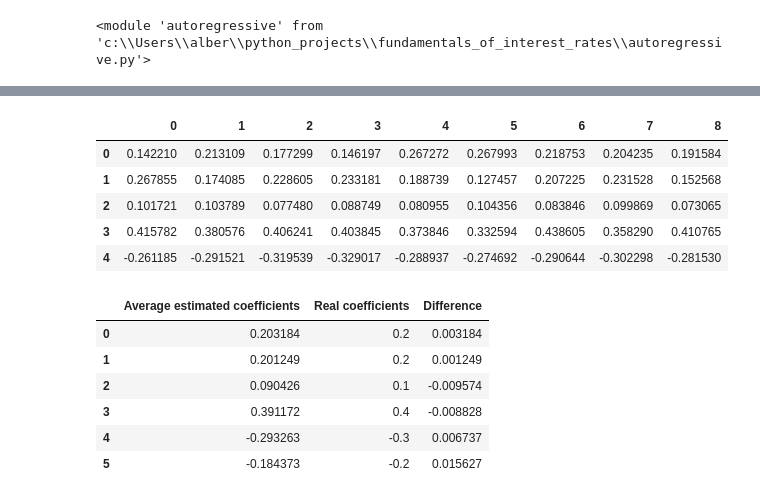
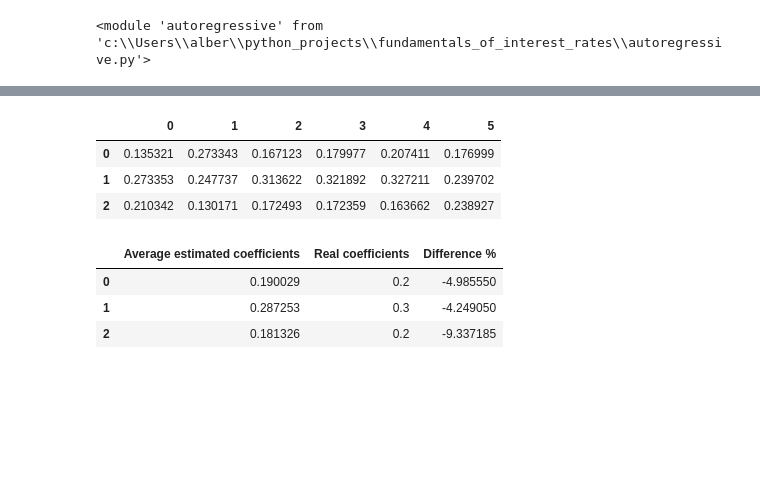
Before and after one commit to kiddrast/Pricing-with-Indirect-Inference, a Jupyter notebook: analysis.ipynb, the cells around one changed output, grey strips where cells are left out. Drawn from its saved outputs; the diff is of its cells as text; code cells hidden in the pictures; blank space fills up the shorter version.

```diff
--- a/analysis.ipynb
+++ b/analysis.ipynb
@@ -10,6 +10,6 @@ importlib.reload(ar) # if autoregressive.py is modified
 # %% [output]
 <module 'autoregressive' from 'c:\\Users\\alber\\python_projects\\fundamentals_of_interest_rates\\autoregressive.py'>
 # %%
-model = ar.AutoRegressive(steps=1_000, paths=9, a=np.array([0.2, 0.2, 0.1, 0.4, -0.3, -0.2]), start=0, dist='normal')
+model = ar.AutoRegressive(steps=1000, paths=6, a=np.array([0.2, 0.3, 0.2]), start=0, dist='normal')
 data = model.generate()
 # %% [output]
@@ -28,23 +22,18 @@ df(integrated_vol).head()
 coefficients = model.fit_ar()
 df(coefficients).head()
 # %% [output]
-|  | 0 | 1 | 2 | 3 | 4 | 5 | 6 | 7 | 8 |
-| 0 | 0.142210 | 0.213109 | 0.177299 | 0.146197 | 0.267272 | 0.267993 | 0.218753 | 0.204235 | 0.191584 |
-| 1 | 0.267855 | 0.174085 | 0.228605 | 0.233181 | 0.188739 | 0.127457 | 0.207225 | 0.231528 | 0.152568 |
-| 2 | 0.101721 | 0.103789 | 0.077480 | 0.088749 | 0.080955 | 0.104356 | 0.083846 | 0.099869 | 0.073065 |
-| 3 | 0.415782 | 0.380576 | 0.406241 | 0.403845 | 0.373846 | 0.332594 | 0.438605 | 0.358290 | 0.410765 |
-| 4 | -0.261185 | -0.291521 | -0.319539 | -0.329017 | -0.288937 | -0.274692 | -0.290644 | -0.302298 | -0.281530 |
+|  | 0 | 1 | 2 | 3 | 4 | 5 |
+| 0 | 0.135321 | 0.273343 | 0.167123 | 0.179977 | 0.207411 | 0.176999 |
+| 1 | 0.273353 | 0.247737 | 0.313622 | 0.321892 | 0.327211 | 0.239702 |
+| 2 | 0.210342 | 0.130171 | 0.172493 | 0.172359 | 0.163662 | 0.238927 |
 # %%
-comparison = np.vstack([model.coefficients.mean(axis=1), model.a, model.coefficients.mean(axis=1) - model.a])
-df(comparison.T).rename(columns={0: 'Average estimated coefficients', 1: 'Real coefficients', 2: 'Difference'})
+comparison = np.vstack([model.coefficients.mean(axis=1), model.a, (model.coefficients.mean(axis=1) - model.a)* 100 / model.a])
+df(comparison.T).rename(columns={0: 'Average estimated coefficients', 1: 'Real coefficients', 2: 'Difference %'})
 # %% [output]
-|  | Average estimated coefficients | Real coefficients | Difference |
-| 0 | 0.203184 | 0.2 | 0.003184 |
-| 1 | 0.201249 | 0.2 | 0.001249 |
-| 2 | 0.090426 | 0.1 | -0.009574 |
-| 3 | 0.391172 | 0.4 | -0.008828 |
-| 4 | -0.293263 | -0.3 | 0.006737 |
-| 5 | -0.184373 | -0.2 | 0.015627 |
+|  | Average estimated coefficients | Real coefficients | Difference % |
+| 0 | 0.190029 | 0.2 | -4.985550 |
+| 1 | 0.287253 | 0.3 | -4.249050 |
+| 2 | 0.181326 | 0.2 | -9.337185 |
 # %%
 eps, eta = model.get_residuals()
 model.study_residuals()
```
Also changed, not shown: parts of 4 cells of this notebook, 3 other files.
